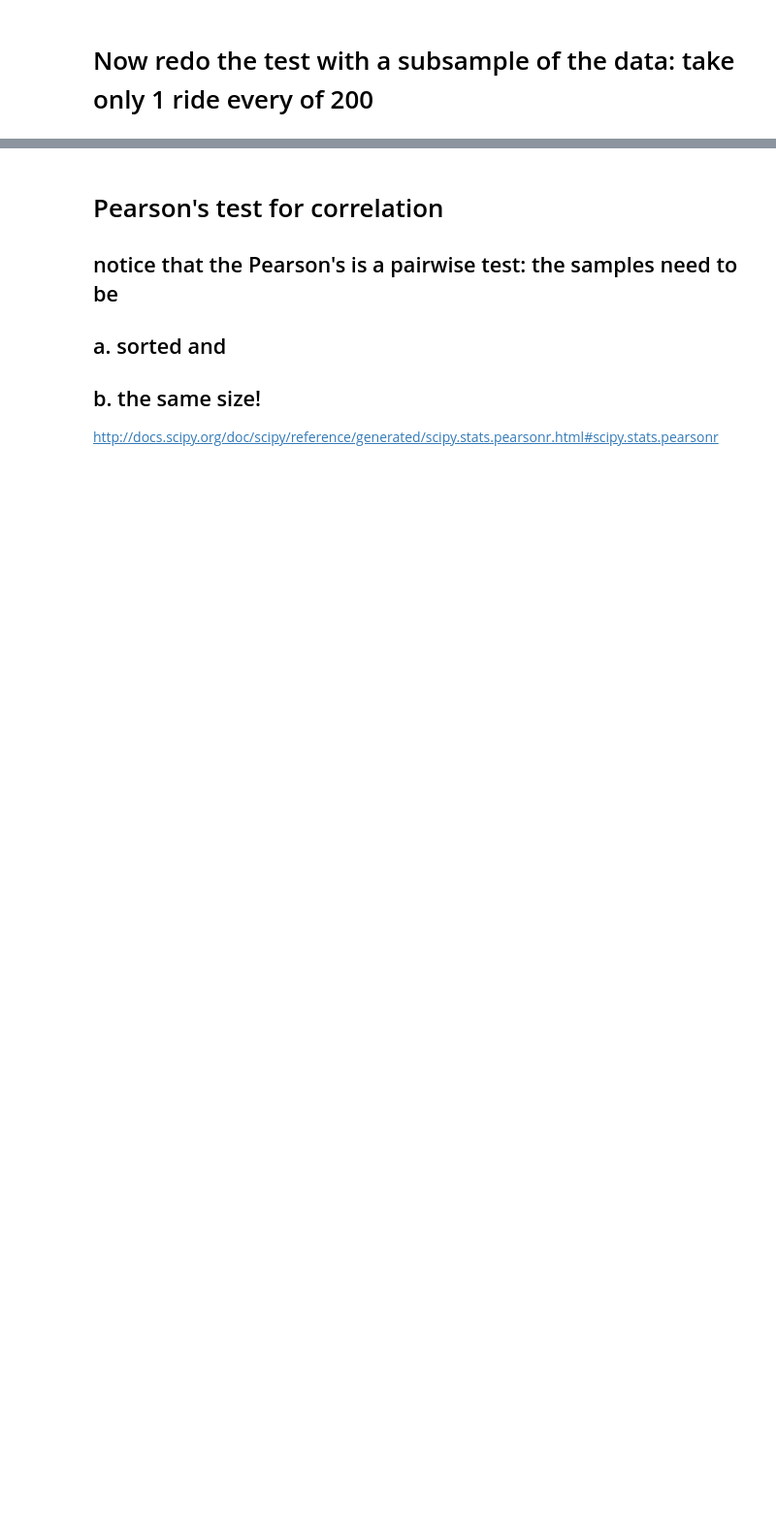
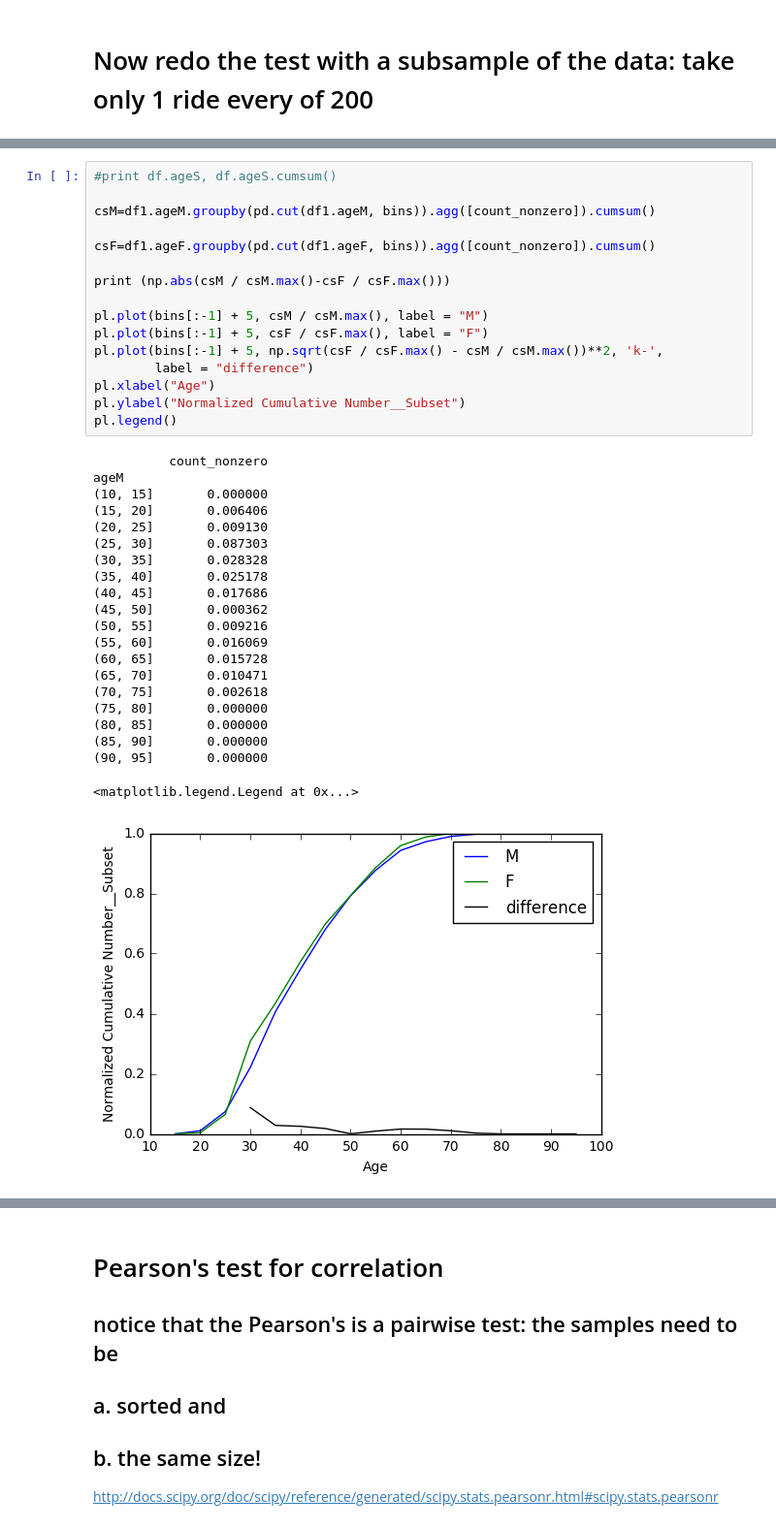
Before and after one commit to overwaterland/PUI2016_hc1924, a Jupyter notebook: HW4_hc1924/HW4_4_hc1924.ipynb, the cells around one changed output, grey strips where cells are left out. Shown at 97% size. Cells and saved outputs as stored; diff of their text form; blank space fills up the shorter version.

```diff
--- a/HW4_hc1924/HW4_4_hc1924.ipynb
+++ b/HW4_hc1924/HW4_4_hc1924.ipynb
@@ -225,0 +292,38 @@ Image(filename="../plotsforclasses/ks2sample_table.png")
+# %%
+#print df.ageS, df.ageS.cumsum()
+
+csM=df1.ageM.groupby(pd.cut(df1.ageM, bins)).agg([count_nonzero]).cumsum()
+
+csF=df1.ageF.groupby(pd.cut(df1.ageF, bins)).agg([count_nonzero]).cumsum()
+
+print (np.abs(csM / csM.max()-csF / csF.max()))
+
+pl.plot(bins[:-1] + 5, csM / csM.max(), label = "M")
+pl.plot(bins[:-1] + 5, csF / csF.max(), label = "F")
+pl.plot(bins[:-1] + 5, np.sqrt(csF / csF.max() - csM / csM.max())**2, 'k-',
+        label = "difference")
+pl.xlabel("Age")
+pl.ylabel("Normalized Cumulative Number__Subset")
+pl.legend()
+# %% [output]
+          count_nonzero
+ageM
+(10, 15]       0.000000
+(15, 20]       0.006406
+(20, 25]       0.009130
+(25, 30]       0.087303
+(30, 35]       0.028328
+(35, 40]       0.025178
+(40, 45]       0.017686
+(45, 50]       0.000362
+(50, 55]       0.009216
+(55, 60]       0.016069
+(60, 65]       0.015728
+(65, 70]       0.010471
+(70, 75]       0.002618
+(75, 80]       0.000000
+(80, 85]       0.000000
+(85, 90]       0.000000
+(90, 95]       0.000000
+<matplotlib.legend.Legend at 0x...>
+[figure, added]
```
Also changed, not shown: parts of 23 cells of this notebook.
